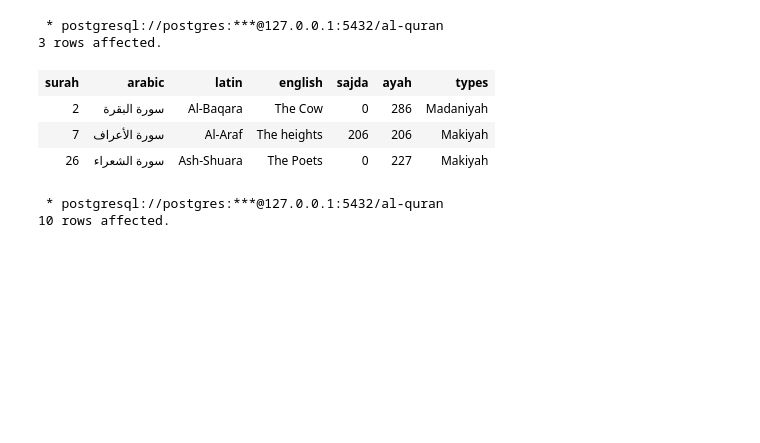
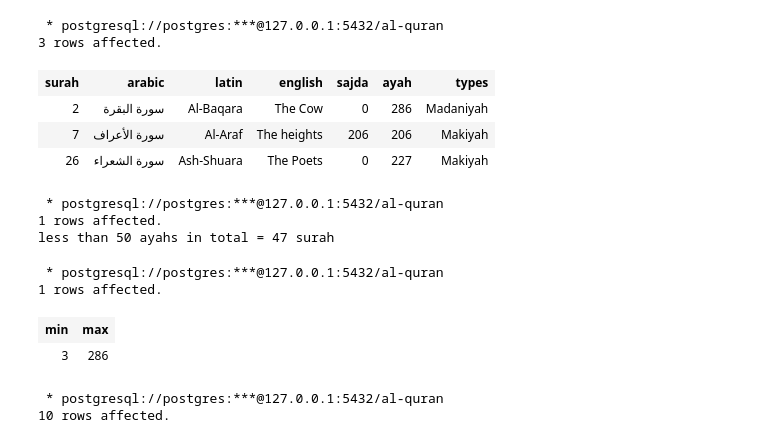
Before and after one commit to hudayala/Quran-Database-and-Data-Warehouse_Sulaiman-Charaae, a Jupyter notebook: al-quran.ipynb, the cells around one changed output. Drawn from its saved outputs; the diff is of its cells as text; code cells hidden in the pictures; blank space fills up the shorter version.

```diff
--- a/al-quran.ipynb
+++ b/al-quran.ipynb
@@ -289,3 +296,10 @@ SELECT * FROM quran_surah WHERE ayah > '200';
 | 2 | سورة البقرة | Al-Baqara | The Cow | 0 | 286 | Madaniyah |
 | 7 | سورة الأعراف | Al-Araf | The heights | 206 | 206 | Makiyah |
 | 26 | سورة الشعراء | Ash-Shuara | The Poets | 0 | 227 | Makiyah |
+# %%
+ayahmore  = %sql SELECT count(quran_surah),count(1) FROM quran_surah WHERE ayah > '50' ;
+print("less than 50 ayahs in total =", ayahmore[0][0],'surah')
+# %% [output]
+ * postgresql://postgres:***@127.0.0.1:5432/al-quran
+1 rows affected.
+less than 50 ayahs in total = 47 surah
@@ -292,3 +309,11 @@ SELECT * FROM quran_surah WHERE ayah > '200';
+# %%
+%%sql
+SELECT min(ayah) as min, max(ayah) as max from quran_surah;
+# %% [output]
+ * postgresql://postgres:***@127.0.0.1:5432/al-quran
+1 rows affected.
+| min | max |
+| 3 | 286 |
 # %%
 %%sql
 SELECT arabic.surah,quran_surah.arabic as surah_arabic,quran_surah.latin as surah_latin,
```
Also changed, not shown: parts of 2 cells of this notebook.
